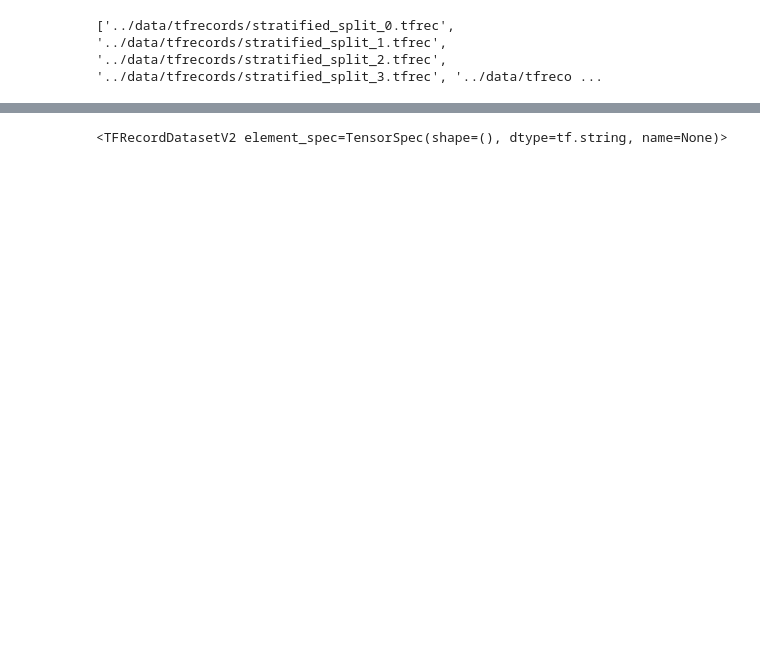
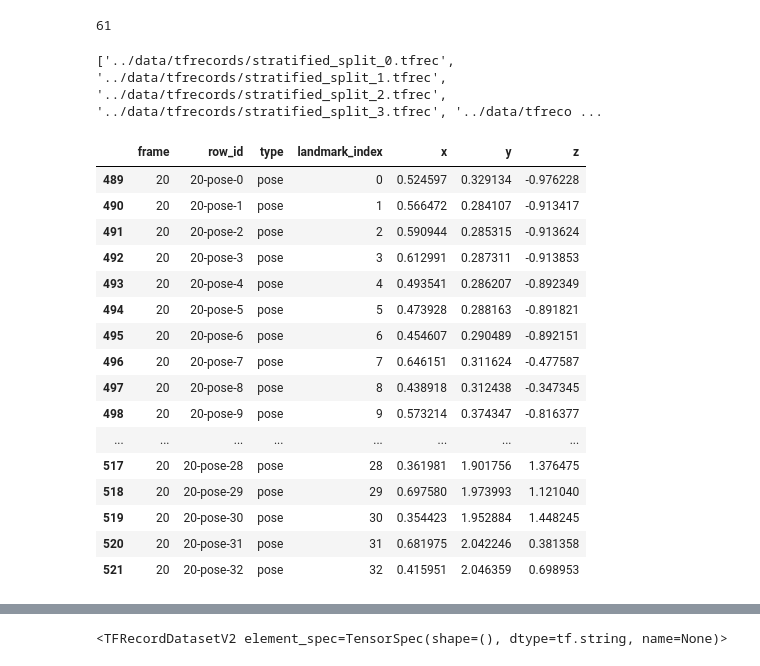
Before and after one commit to ayulockin/kaggle-asl, a Jupyter notebook: notebooks/15_Pose Heatmap TFRecord Dataset.ipynb, the cells around one changed output, grey strips where cells are left out. Cells and saved outputs as stored; diff of their text form; code cells hidden in the pictures; blank space fills up the shorter version.

```diff
--- a/notebooks/15_Pose Heatmap TFRecord Dataset.ipynb
+++ b/notebooks/15_Pose Heatmap TFRecord Dataset.ipynb
@@ -99,4 +93,8 @@ POSE = [
     516, 517, 518, 519, 520, 521
 ]
+# %%
+len(POSE[:-8])+len(LEFT_HAND)+len(RIGHT_HAND)
+# %% [output]
+61
 # %%
 def natural_keys(text):
@@ -111,6 +108,29 @@ tfrecords = sorted(tfrecords, key=natural_keys)
 print(tfrecords)
 # %% [output]
 ['../data/tfrecords/stratified_split_0.tfrec', '../data/tfrecords/stratified_split_1.tfrec', '../data/tfrecords/stratified_split_2.tfrec', '../data/tfrecords/stratified_split_3.tfrec', '../data/tfreco ...
+# %%
+import pandas as pd
+df = pd.read_parquet("../data/train_landmark_files/26734/1000035562.parquet")
+df = df.loc[df.frame==20]
+df.loc[df.type=="pose"]
+# %% [output]
+|  | frame | row_id | type | landmark_index | x | y | z |
+| 489 | 20 | 20-pose-0 | pose | 0 | 0.524597 | 0.329134 | -0.976228 |
+| 490 | 20 | 20-pose-1 | pose | 1 | 0.566472 | 0.284107 | -0.913417 |
+| 491 | 20 | 20-pose-2 | pose | 2 | 0.590944 | 0.285315 | -0.913624 |
+| 492 | 20 | 20-pose-3 | pose | 3 | 0.612991 | 0.287311 | -0.913853 |
+| 493 | 20 | 20-pose-4 | pose | 4 | 0.493541 | 0.286207 | -0.892349 |
+| 494 | 20 | 20-pose-5 | pose | 5 | 0.473928 | 0.288163 | -0.891821 |
+| 495 | 20 | 20-pose-6 | pose | 6 | 0.454607 | 0.290489 | -0.892151 |
+| 496 | 20 | 20-pose-7 | pose | 7 | 0.646151 | 0.311624 | -0.477587 |
+| 497 | 20 | 20-pose-8 | pose | 8 | 0.438918 | 0.312438 | -0.347345 |
+| 498 | 20 | 20-pose-9 | pose | 9 | 0.573214 | 0.374347 | -0.816377 |
+| ... | ... | ... | ... | ... | ... | ... | ... |
+| 517 | 20 | 20-pose-28 | pose | 28 | 0.361981 | 1.901756 | 1.376475 |
+| 518 | 20 | 20-pose-29 | pose | 29 | 0.697580 | 1.973993 | 1.121040 |
+| 519 | 20 | 20-pose-30 | pose | 30 | 0.354423 | 1.952884 | 1.448245 |
+| 520 | 20 | 20-pose-31 | pose | 31 | 0.681975 | 2.042246 | 0.381358 |
+| 521 | 20 | 20-pose-32 | pose | 32 | 0.415951 | 2.046359 | 0.698953 |
 # %%
 def parse_sequence_raw(serialized_sequence):
     return tf.io.parse_tensor(
```
Also changed, not shown: parts of 15 cells of this notebook, 2 other files.
